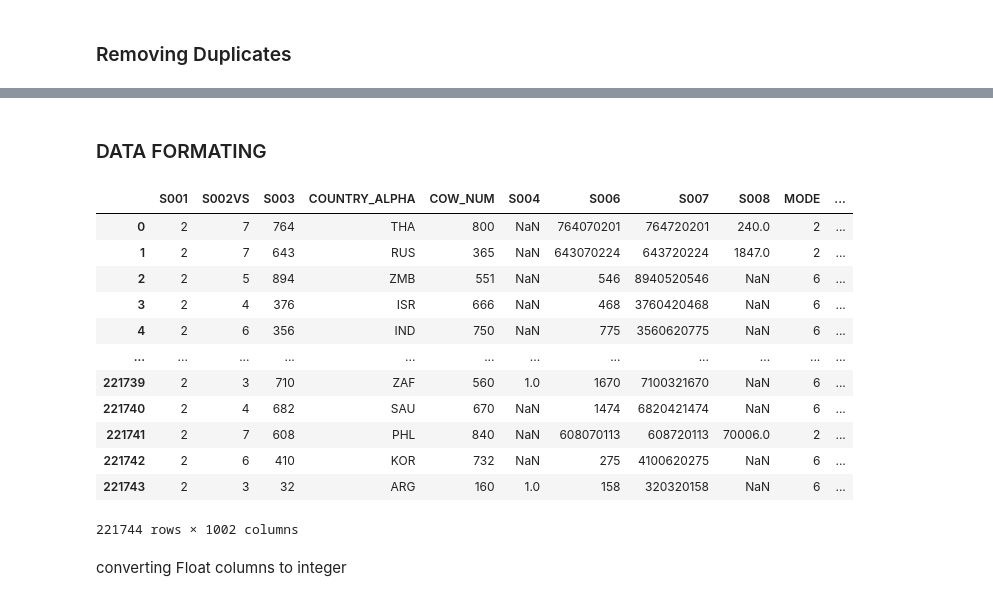
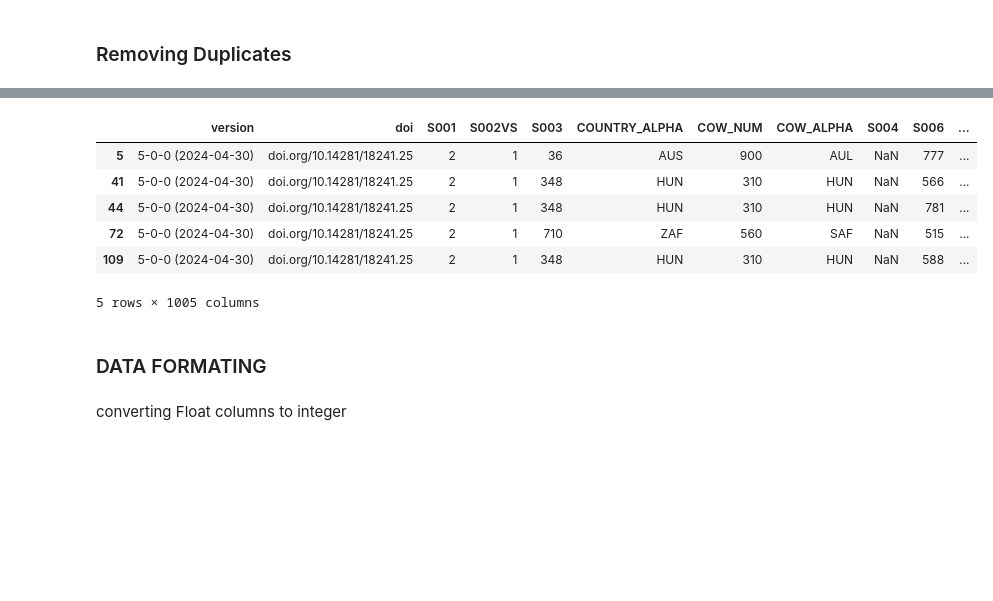
Before and after one commit to Maltouf25/Happiness-Analysis-Project, a Jupyter notebook: notebook1.ipynb, the cells around one changed output, grey strips where cells are left out. Saved outputs shown, nothing was run; the diff lists cells and outputs as text; code cells hidden in the pictures; blank space fills up the shorter version.

```diff
--- a/notebook1.ipynb
+++ b/notebook1.ipynb
@@ -96,21 +155,15 @@ Shape after removing duplicates: (221744, 1005)
+# %%
+df.head()
+# %% [output]
+|  | version | doi | S001 | S002VS | S003 | COUNTRY_ALPHA | COW_NUM | COW_ALPHA | S004 | S006 | ... |
+| 5 | 5-0-0 (2024-04-30) | doi.org/10.14281/18241.25 | 2 | 1 | 36 | AUS | 900 | AUL | NaN | 777 | ... |
+| 41 | 5-0-0 (2024-04-30) | doi.org/10.14281/18241.25 | 2 | 1 | 348 | HUN | 310 | HUN | NaN | 566 | ... |
+| 44 | 5-0-0 (2024-04-30) | doi.org/10.14281/18241.25 | 2 | 1 | 348 | HUN | 310 | HUN | NaN | 781 | ... |
+| 72 | 5-0-0 (2024-04-30) | doi.org/10.14281/18241.25 | 2 | 1 | 710 | ZAF | 560 | SAF | NaN | 515 | ... |
+| 109 | 5-0-0 (2024-04-30) | doi.org/10.14281/18241.25 | 2 | 1 | 348 | HUN | 310 | HUN | NaN | 588 | ... |
+5 rows × 1005 columns
 # %% [markdown]
 ### DATA FORMATING
-# %%
-df
-# %% [output]
-|  | S001 | S002VS | S003 | COUNTRY_ALPHA | COW_NUM | S004 | S006 | S007 | S008 | MODE | ... |
-| 0 | 2 | 7 | 764 | THA | 800 | NaN | 764070201 | 764720201 | 240.0 | 2 | ... |
-| 1 | 2 | 7 | 643 | RUS | 365 | NaN | 643070224 | 643720224 | 1847.0 | 2 | ... |
-| 2 | 2 | 5 | 894 | ZMB | 551 | NaN | 546 | 8940520546 | NaN | 6 | ... |
-| 3 | 2 | 4 | 376 | ISR | 666 | NaN | 468 | 3760420468 | NaN | 6 | ... |
-| 4 | 2 | 6 | 356 | IND | 750 | NaN | 775 | 3560620775 | NaN | 6 | ... |
-| ... | ... | ... | ... | ... | ... | ... | ... | ... | ... | ... | ... |
-| 221739 | 2 | 3 | 710 | ZAF | 560 | 1.0 | 1670 | 7100321670 | NaN | 6 | ... |
-| 221740 | 2 | 4 | 682 | SAU | 670 | NaN | 1474 | 6820421474 | NaN | 6 | ... |
-| 221741 | 2 | 7 | 608 | PHL | 840 | NaN | 608070113 | 608720113 | 70006.0 | 2 | ... |
-| 221742 | 2 | 6 | 410 | KOR | 732 | NaN | 275 | 4100620275 | NaN | 6 | ... |
-| 221743 | 2 | 3 | 32 | ARG | 160 | 1.0 | 158 | 320320158 | NaN | 6 | ... |
-221744 rows × 1002 columns
 # %% [markdown]
 converting Float columns to integer
 # %%
```
Also changed, not shown: parts of 47 cells of this notebook, 4 other files.
